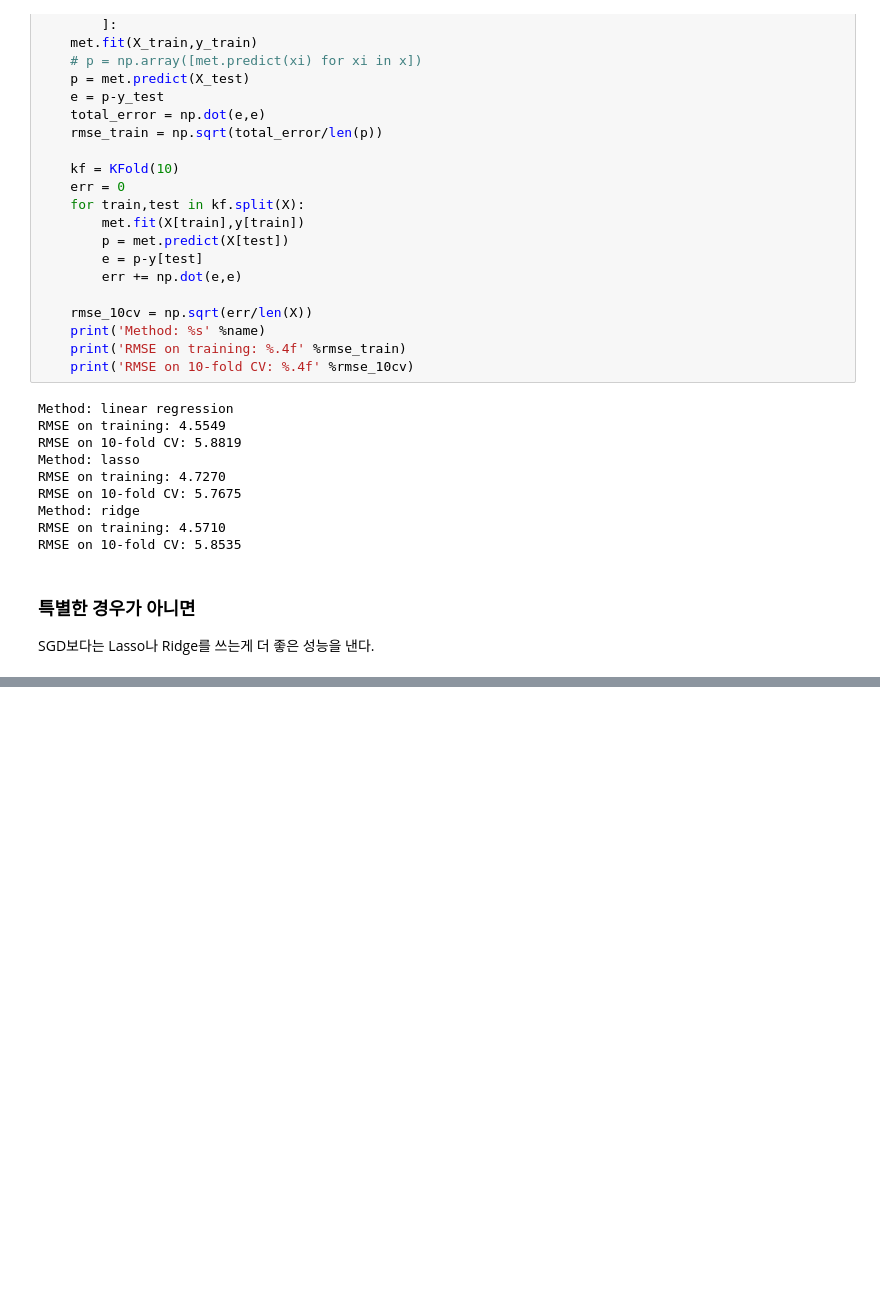
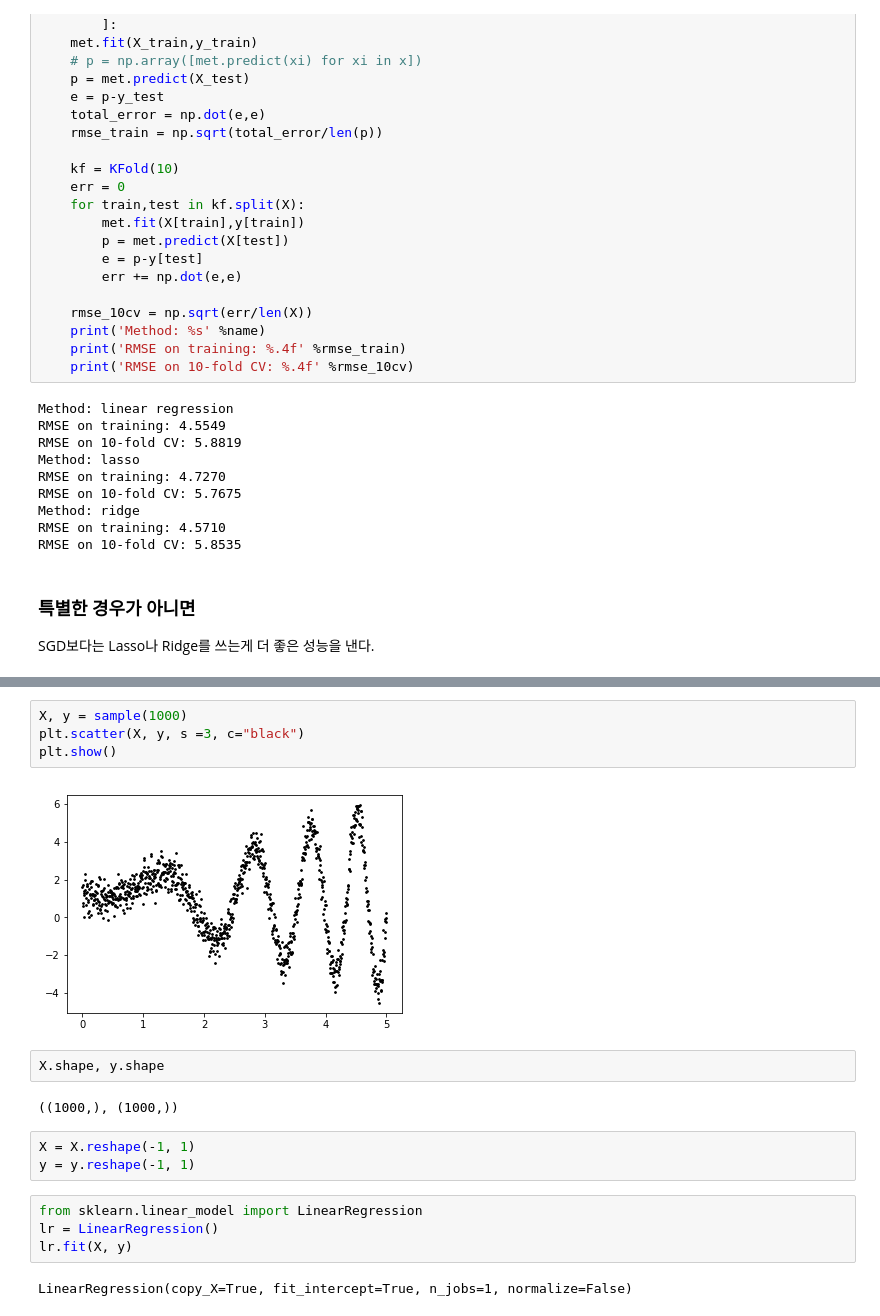
Before and after one commit to saanghyuk/ML-Study, a Jupyter notebook: ML_From_Scratch/Linear Regression Extended.ipynb, the cells around one changed output, grey strips where cells are left out. Saved outputs shown, nothing was run; the diff lists cells and outputs as text; blank space fills up the shorter version.

```diff
--- a/ML_From_Scratch/Linear Regression Extended.ipynb
+++ b/ML_From_Scratch/Linear Regression Extended.ipynb
@@ -373,0 +396,19 @@ SGD보다는 Lasso나 Ridge를 쓰는게 더 좋은 성능을 낸다.
+# %%
+X, y = sample(1000)
+plt.scatter(X, y, s =3, c="black")
+plt.show()
+# %% [output]
+[figure, added]
+# %%
+X.shape, y.shape
+# %% [output]
+((1000,), (1000,))
+# %%
+X = X.reshape(-1, 1)
+y = y.reshape(-1, 1)
+# %%
+from sklearn.linear_model import LinearRegression
+lr = LinearRegression()
+lr.fit(X, y)
+# %% [output]
+LinearRegression(copy_X=True, fit_intercept=True, n_jobs=1, normalize=False)
```
Also changed, not shown: parts of 70 cells of this notebook, 1 other file.
